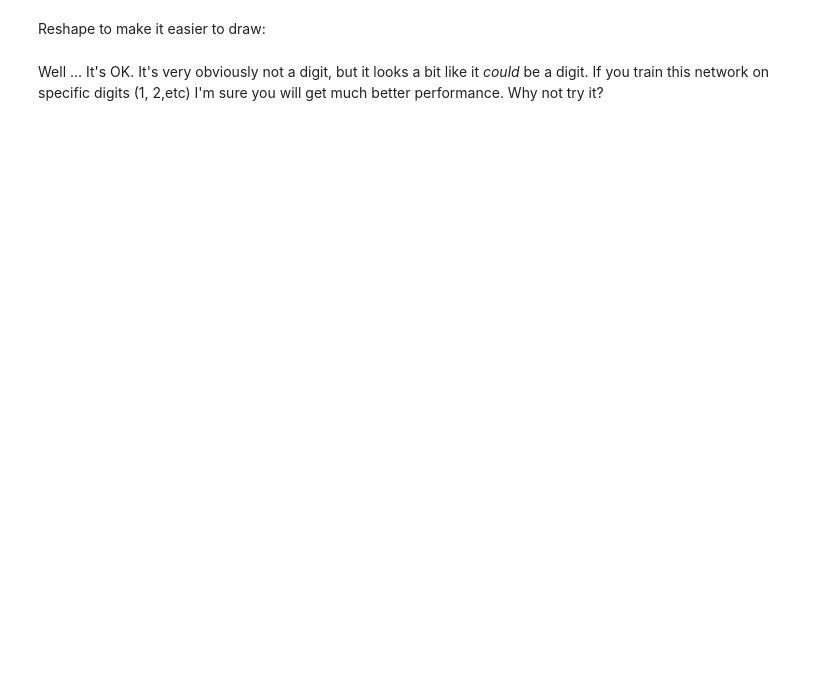
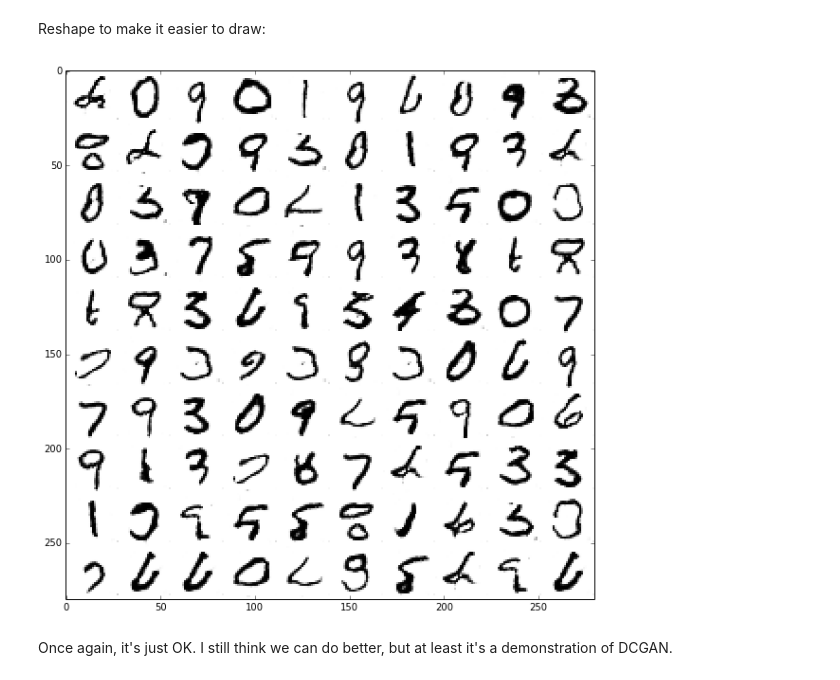
Before and after one commit to DeepLearnPhysics/DCGAN, a Jupyter notebook: MNIST DCGAN Tutorial.ipynb, the cells around one changed output. Drawn from its saved outputs; the diff is of its cells as text; code cells hidden in the pictures; blank space fills up the shorter version.

Commit message:
DCGAN Tutorial Updated.

```diff
--- a/MNIST DCGAN Tutorial.ipynb
+++ b/MNIST DCGAN Tutorial.ipynb
@@ -269,7 +270,7 @@ def build_generator(input_tensor, n_initial_filters=512):
 # %%
 with tf.device(default_device):
     with g.as_default():
-        fake_images = build_generator(fake_input, n_initial_filters=N_INITIAL_FILTERS) + fake_noise
+        fake_images = build_generator(fake_input, n_initial_filters=N_INITIAL_FILTERS, is_training=TRAINING) + fake_noise
 # %% [output]
 (?, 16384)
 (?, 4, 4, 1024)
@@ -296,24 +297,15 @@ with tf.device(default_device):
         with tf.name_scope("cross_entropy") as scope:
 
             #Discriminator loss on real images (classify as 1):
-            d_loss_real = tf.reduce_mean(tf.nn.sigmoid_cross_entropy_with_logits(logits=real_image_logits,
-                labels = tf.ones_like(real_image_logits)))
-            #Discriminator loss on fake images (classify as 0):
-            d_loss_fake = tf.reduce_mean(tf.nn.sigmoid_cross_entropy_with_logits(logits=fake_image_logits,
-                labels = tf.zeros_like(fake_image_logits)))
-
-            # Total discriminator loss is the sum:
-            d_loss_total = d_loss_real + d_loss_fake
+            d_loss_total = -tf.reduce_mean(tf.log(real_image_logits) + tf.log(1. - fake_image_logits))
 
             # This is the adverserial step: g_loss tries to optimize fake_logits to one,
             # While d_loss_fake tries to optimize fake_logits to zero.
-#             g_loss = tf.reduce_mean(tf.nn.sigmoid_cross_entropy_with_logits(logits=fake_image_logits,
-#                 labels = tf.ones_like(fake_image_logits)))
             g_loss = -tf.reduce_mean(tf.log(fake_image_logits))
 
             # This code is useful if you'll use tensorboard to monitor training:
-            d_loss_summary = tf.summary.scalar("Discriminator_Real_Loss", d_loss_real)
-            d_loss_summary = tf.summary.scalar("Discriminator_Fake_Loss", d_loss_fake)
+#             d_loss_summary = tf.summary.scalar("Discriminator_Real_Loss", d_loss_real)
+#             d_loss_summary = tf.summary.scalar("Discriminator_Fake_Loss", d_loss_fake)
             d_loss_summary = tf.summary.scalar("Discriminator_Total_Loss", d_loss_total)
             d_loss_summary = tf.summary.scalar("Generator_Loss", g_loss)
 # %% [markdown]
@@ -503,11 +481,4 @@ with tf.device(default_device):
 # %% [markdown]
 Reshape to make it easier to draw:
 # %%
-generate_images = numpy.reshape(generated_images, (-1, 28, 28))
+generated_images = numpy.reshape(generated_images, (-1, 28, 28))
-# %%
-index = numpy.random.randint(5)
-fig = plt.figure(figsize=(10,10))
-plt.imshow(generate_images[index], cmap="Greys", interpolation="none")
-plt.show()
-# %% [markdown]
-Well ... It's OK.  It's very obviously not a digit, but it looks a bit like it *could* be a digit.  If you train this network on specific digits (1, 2,etc) I'm sure you will get much better performance.  Why not try it?
@@ -513,0 +488,16 @@ Well ... It's OK.  It's very obviously not a digit, but it looks a bit like it *
+# %%
+
+# Tile together lots of digits to see how the network is doing:
+final_image = numpy.zeros((280, 280))
+for i in range(10):
+    for j in range(10):
+        index = numpy.random.randint(BATCH_SIZE)
+        final_image[i*28:(i+1)*28, j*28:(j+1)*28] = generated_images[index].reshape(28, 28)
+
+fig = plt.figure(figsize=(10,10))
+plt.imshow(final_image, cmap="Greys", interpolation="none")
+plt.show()
+# %% [output]
+[figure, added]
+# %% [markdown]
+Once again, it's just OK. I still think we can do better, but at least it's a demonstration of DCGAN.
```
Also changed, not shown: parts of 8 cells of this notebook, 1 other file.
